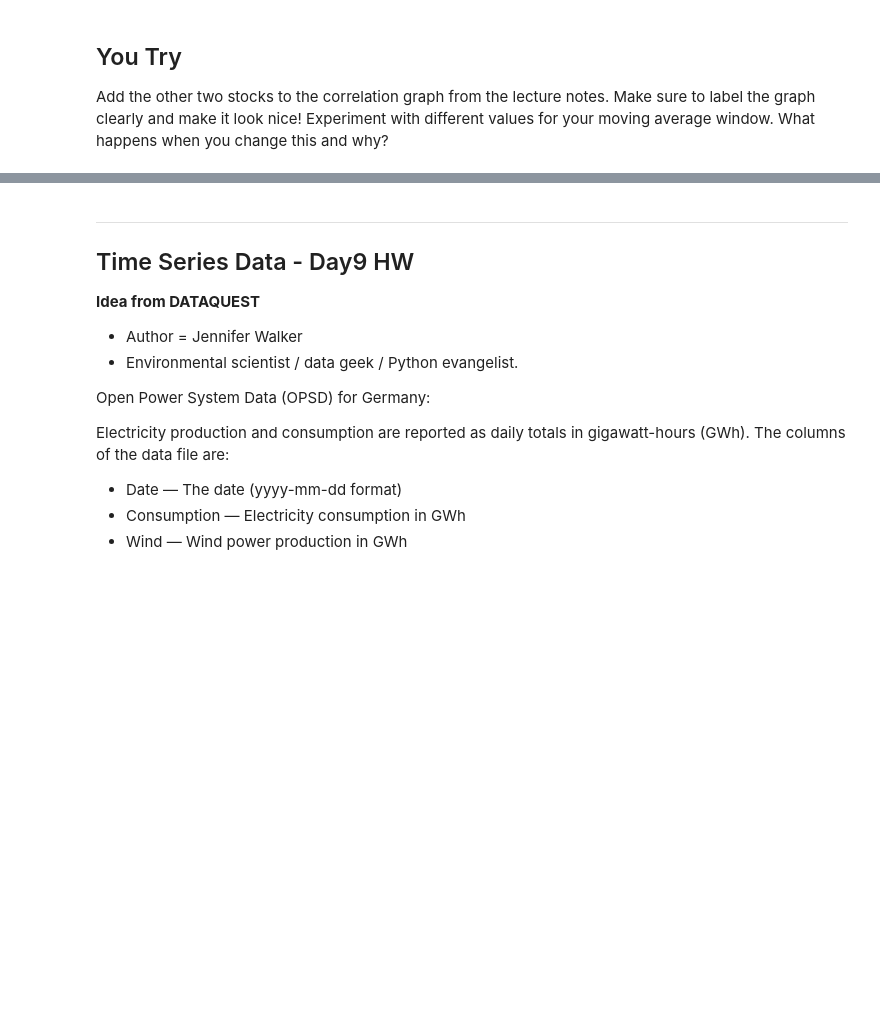
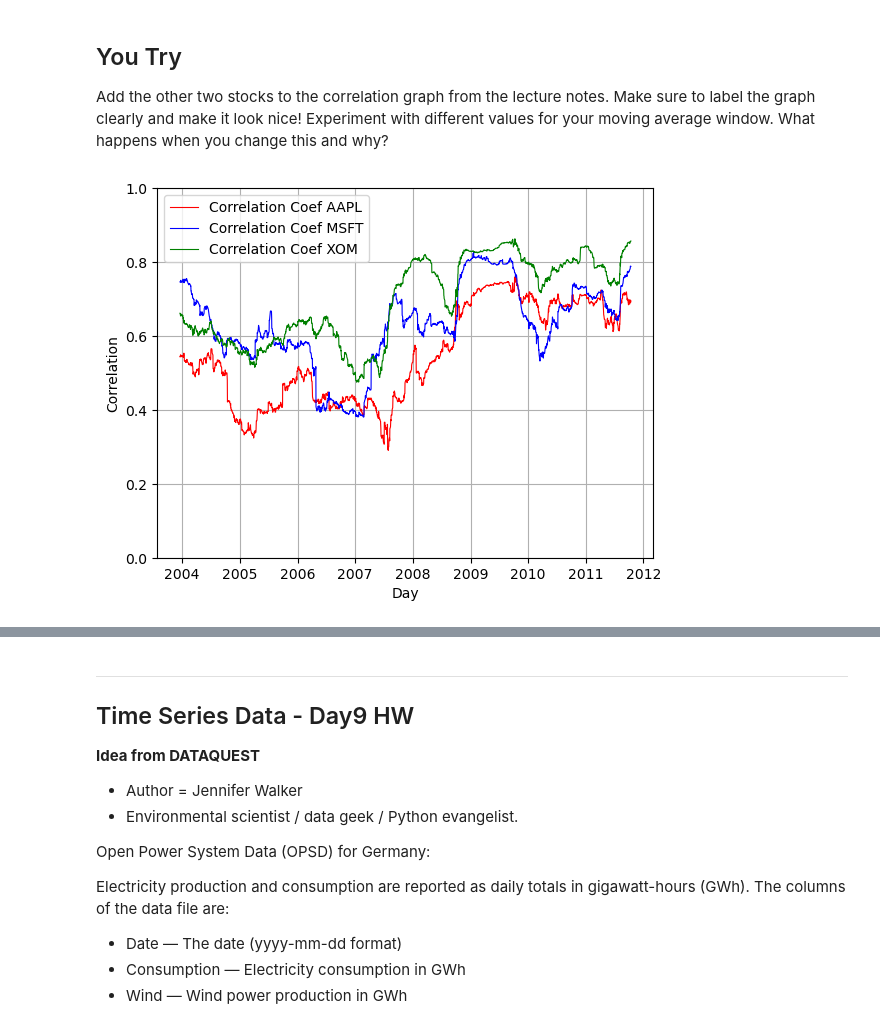
Before and after one commit to joseephwong/Data201_Joseph_Wong, a Jupyter notebook: Day9/HW_day9.ipynb, the cells around one changed output, grey strips where cells are left out. Saved outputs shown, nothing was run; the diff lists cells and outputs as text; code cells hidden in the pictures; blank space fills up the shorter version.

```diff
--- a/Day9/HW_day9.ipynb
+++ b/Day9/HW_day9.ipynb
@@ -67,3 +124,22 @@ pcng_spx = df_resample['SPX'].pct_change()
 pcng_aapl = df_resample['AAPL'].pct_change()
 # %%
 # Your code here
+pcng_msft = df_resample['MSFT'].pct_change()
+pcng_xom = df_resample['XOM'].pct_change()
+
+corr_aapl = pcng_aapl.rolling(250).corr(pcng_spx)
+corr_msft = pcng_msft.rolling(250).corr(pcng_spx)
+corr_xom = pcng_xom.rolling(250).corr(pcng_spx)
+
+plt.plot(df_resample.index,corr_aapl,'r-',linewidth=.8,label='Correlation Coef AAPL')
+plt.plot(df_resample.index,corr_msft,'b-',linewidth=.8,label='Correlation Coef MSFT')
+plt.plot(df_resample.index,corr_xom,'g-',linewidth=.8,label='Correlation Coef XOM')
+plt.grid()
+plt.xlabel('Day')
+plt.ylabel('Correlation')
+plt.legend()
+plt.ylim([0,1])
+
+plt.show()
+# %% [output]
+[figure, added]
```
Also changed, not shown: parts of 8 cells of this notebook.
